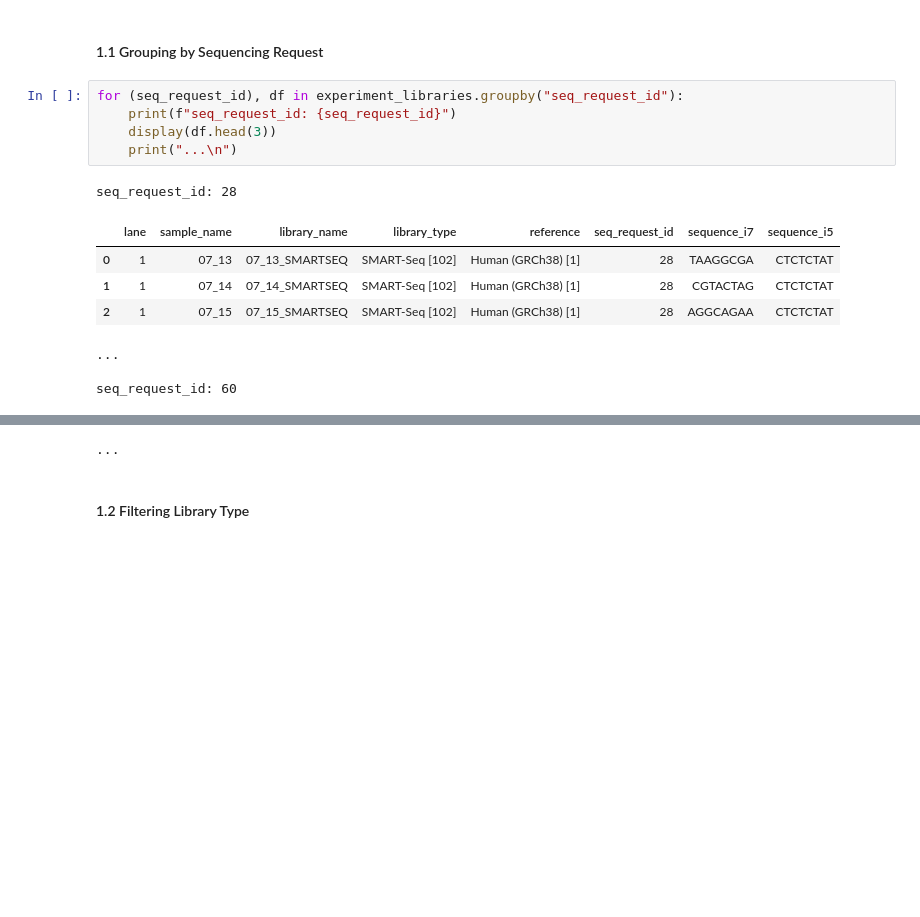
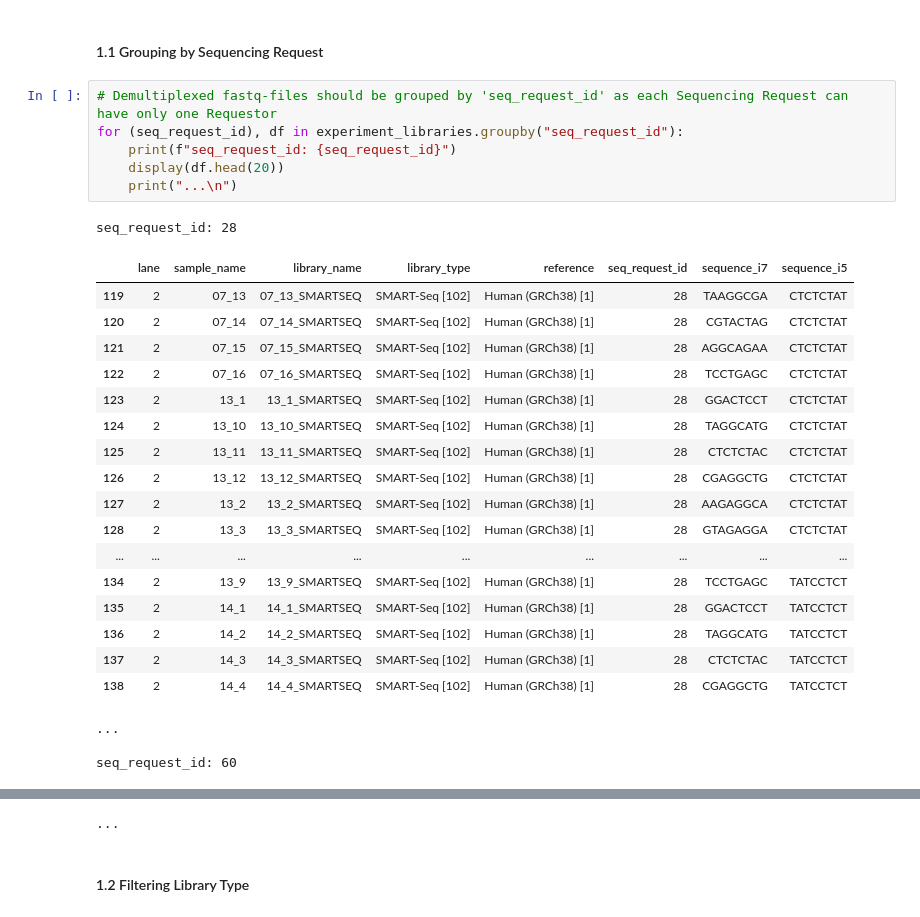
Before and after one commit to lutrarutra/opengsync-app, a Jupyter notebook: api.ipynb, the cells around one changed output, grey strips where cells are left out. Saved outputs shown, nothing was run; the diff lists cells and outputs as text; blank space fills up the shorter version.

```diff
--- a/api.ipynb
+++ b/api.ipynb
@@ -66,16 +67,30 @@ experiment_libraries.head(10)
 # %% [markdown]
 #### 1.1 Grouping by Sequencing Request
 # %%
+# Demultiplexed fastq-files should be grouped by 'seq_request_id' as each Sequencing Request can have only one Requestor
 for (seq_request_id), df in experiment_libraries.groupby("seq_request_id"):
     print(f"seq_request_id: {seq_request_id}")
-    display(df.head(3))
+    display(df.head(20))
     print("...\n")
 # %% [output]
 seq_request_id: 28
 |  | lane | sample_name | library_name | library_type | reference | seq_request_id | sequence_i7 | sequence_i5 |
-| 0 | 1 | 07_13 | 07_13_SMARTSEQ | SMART-Seq [102] | Human (GRCh38) [1] | 28 | TAAGGCGA | CTCTCTAT |
-| 1 | 1 | 07_14 | 07_14_SMARTSEQ | SMART-Seq [102] | Human (GRCh38) [1] | 28 | CGTACTAG | CTCTCTAT |
-| 2 | 1 | 07_15 | 07_15_SMARTSEQ | SMART-Seq [102] | Human (GRCh38) [1] | 28 | AGGCAGAA | CTCTCTAT |
+| 119 | 2 | 07_13 | 07_13_SMARTSEQ | SMART-Seq [102] | Human (GRCh38) [1] | 28 | TAAGGCGA | CTCTCTAT |
+| 120 | 2 | 07_14 | 07_14_SMARTSEQ | SMART-Seq [102] | Human (GRCh38) [1] | 28 | CGTACTAG | CTCTCTAT |
+| 121 | 2 | 07_15 | 07_15_SMARTSEQ | SMART-Seq [102] | Human (GRCh38) [1] | 28 | AGGCAGAA | CTCTCTAT |
+| 122 | 2 | 07_16 | 07_16_SMARTSEQ | SMART-Seq [102] | Human (GRCh38) [1] | 28 | TCCTGAGC | CTCTCTAT |
+| 123 | 2 | 13_1 | 13_1_SMARTSEQ | SMART-Seq [102] | Human (GRCh38) [1] | 28 | GGACTCCT | CTCTCTAT |
+| 124 | 2 | 13_10 | 13_10_SMARTSEQ | SMART-Seq [102] | Human (GRCh38) [1] | 28 | TAGGCATG | CTCTCTAT |
+| 125 | 2 | 13_11 | 13_11_SMARTSEQ | SMART-Seq [102] | Human (GRCh38) [1] | 28 | CTCTCTAC | CTCTCTAT |
+| 126 | 2 | 13_12 | 13_12_SMARTSEQ | SMART-Seq [102] | Human (GRCh38) [1] | 28 | CGAGGCTG | CTCTCTAT |
+| 127 | 2 | 13_2 | 13_2_SMARTSEQ | SMART-Seq [102] | Human (GRCh38) [1] | 28 | AAGAGGCA | CTCTCTAT |
+| 128 | 2 | 13_3 | 13_3_SMARTSEQ | SMART-Seq [102] | Human (GRCh38) [1] | 28 | GTAGAGGA | CTCTCTAT |
+| ... | ... | ... | ... | ... | ... | ... | ... | ... |
+| 134 | 2 | 13_9 | 13_9_SMARTSEQ | SMART-Seq [102] | Human (GRCh38) [1] | 28 | TCCTGAGC | TATCCTCT |
+| 135 | 2 | 14_1 | 14_1_SMARTSEQ | SMART-Seq [102] | Human (GRCh38) [1] | 28 | GGACTCCT | TATCCTCT |
+| 136 | 2 | 14_2 | 14_2_SMARTSEQ | SMART-Seq [102] | Human (GRCh38) [1] | 28 | TAGGCATG | TATCCTCT |
+| 137 | 2 | 14_3 | 14_3_SMARTSEQ | SMART-Seq [102] | Human (GRCh38) [1] | 28 | CTCTCTAC | TATCCTCT |
+| 138 | 2 | 14_4 | 14_4_SMARTSEQ | SMART-Seq [102] | Human (GRCh38) [1] | 28 | CGAGGCTG | TATCCTCT |
 ...
 
 seq_request_id: 60
```
Also changed, not shown: parts of 14 cells of this notebook, 3 other files.
